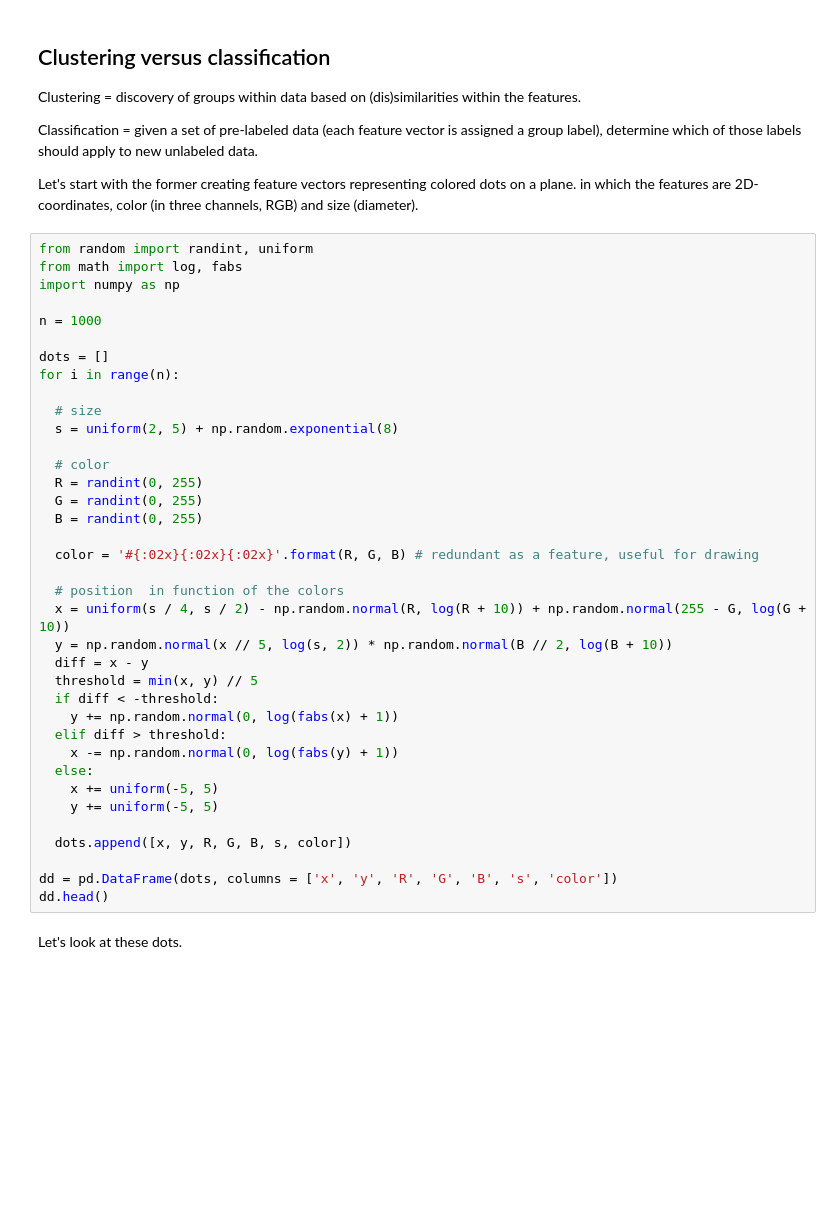
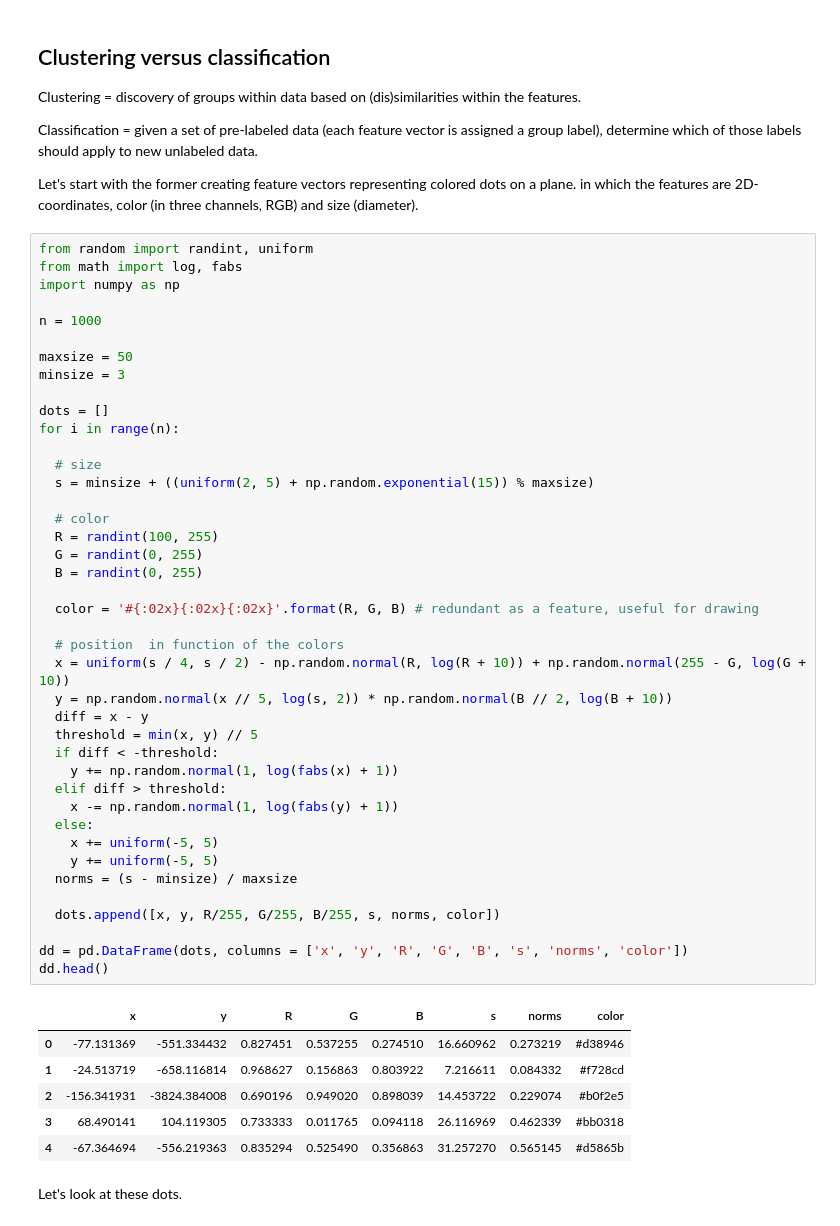
Before and after one commit to satuelisa/CINVESTAV2025, a Jupyter notebook: insight.ipynb, the cells around one changed output. Saved outputs shown, nothing was run; the diff lists cells and outputs as text; blank space fills up the shorter version.

```diff
--- a/insight.ipynb
+++ b/insight.ipynb
@@ -175,39 +175,50 @@ Let's start with the former creating feature vectors representing colored dots o
 from random import randint, uniform
 from math import log, fabs
 import numpy as np
 
 n = 1000
 
+maxsize = 50
+minsize = 3
+
 dots = []
 for i in range(n):
 
   # size
-  s = uniform(2, 5) + np.random.exponential(8)
+  s = minsize + ((uniform(2, 5) + np.random.exponential(15)) % maxsize)
 
   # color
-  R = randint(0, 255)
+  R = randint(100, 255)
   G = randint(0, 255)
   B = randint(0, 255)
 
   color = '#{:02x}{:02x}{:02x}'.format(R, G, B) # redundant as a feature, useful for drawing
 
   # position  in function of the colors
   x = uniform(s / 4, s / 2) - np.random.normal(R, log(R + 10)) + np.random.normal(255 - G, log(G + 10))
   y = np.random.normal(x // 5, log(s, 2)) * np.random.normal(B // 2, log(B + 10))
   diff = x - y
   threshold = min(x, y) // 5
   if diff < -threshold:
-    y += np.random.normal(0, log(fabs(x) + 1))
+    y += np.random.normal(1, log(fabs(x) + 1))
   elif diff > threshold:
-    x -= np.random.normal(0, log(fabs(y) + 1))
+    x -= np.random.normal(1, log(fabs(y) + 1))
   else:
     x += uniform(-5, 5)
     y += uniform(-5, 5)
+  norms = (s - minsize) / maxsize
 
-  dots.append([x, y, R, G, B, s, color])
+  dots.append([x, y, R/255, G/255, B/255, s, norms, color])
 
-dd = pd.DataFrame(dots, columns = ['x', 'y', 'R', 'G', 'B', 's', 'color'])
+dd = pd.DataFrame(dots, columns = ['x', 'y', 'R', 'G', 'B', 's', 'norms', 'color'])
 dd.head()
+# %% [output]
+|  | x | y | R | G | B | s | norms | color |
+| 0 | -77.131369 | -551.334432 | 0.827451 | 0.537255 | 0.274510 | 16.660962 | 0.273219 | #d38946 |
+| 1 | -24.513719 | -658.116814 | 0.968627 | 0.156863 | 0.803922 | 7.216611 | 0.084332 | #f728cd |
+| 2 | -156.341931 | -3824.384008 | 0.690196 | 0.949020 | 0.898039 | 14.453722 | 0.229074 | #b0f2e5 |
+| 3 | 68.490141 | 104.119305 | 0.733333 | 0.011765 | 0.094118 | 26.116969 | 0.462339 | #bb0318 |
+| 4 | -67.364694 | -556.219363 | 0.835294 | 0.525490 | 0.356863 | 31.257270 | 0.565145 | #d5865b |
 # %% [markdown]
 Let's look at these dots.
 # %%
```
Also changed, not shown: parts of 9 cells of this notebook.
